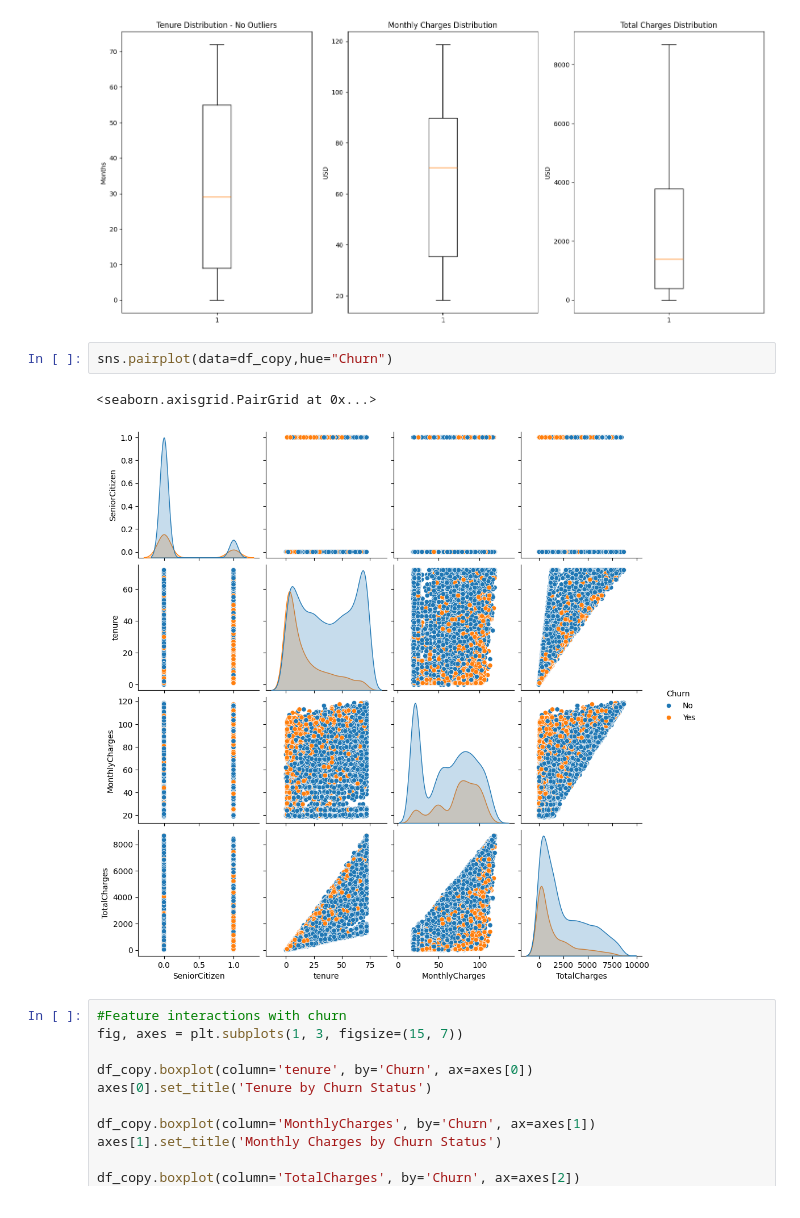
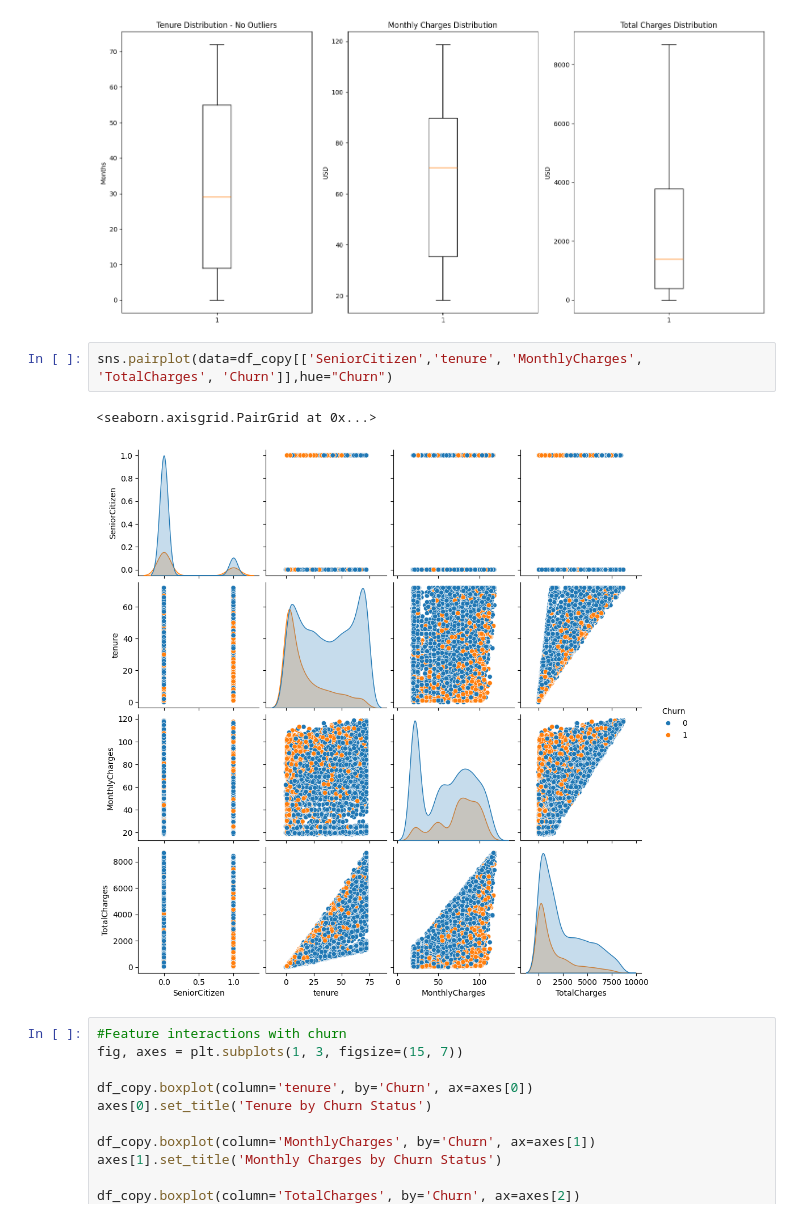
Before and after one commit to yalindi/2425568_ml, a Jupyter notebook: 2425568.ipynb, the cells around one changed output. Cells and saved outputs as stored; diff of their text form.

```diff
--- a/2425568.ipynb
+++ b/2425568.ipynb
@@ -265,10 +265,10 @@ plt.show()
 # %% [output]
 [figure]
 # %%
-sns.pairplot(data=df_copy,hue="Churn")
+sns.pairplot(data=df_copy[['SeniorCitizen','tenure', 'MonthlyCharges', 'TotalCharges', 'Churn']],hue="Churn")
 # %% [output]
 <seaborn.axisgrid.PairGrid at 0x...>
-[figure, old version]
+[figure, new version]
 # %%
 #Feature interactions with churn
 fig, axes = plt.subplots(1, 3, figsize=(15, 7))
```
Also changed, not shown: parts of 1 cell of this notebook.
